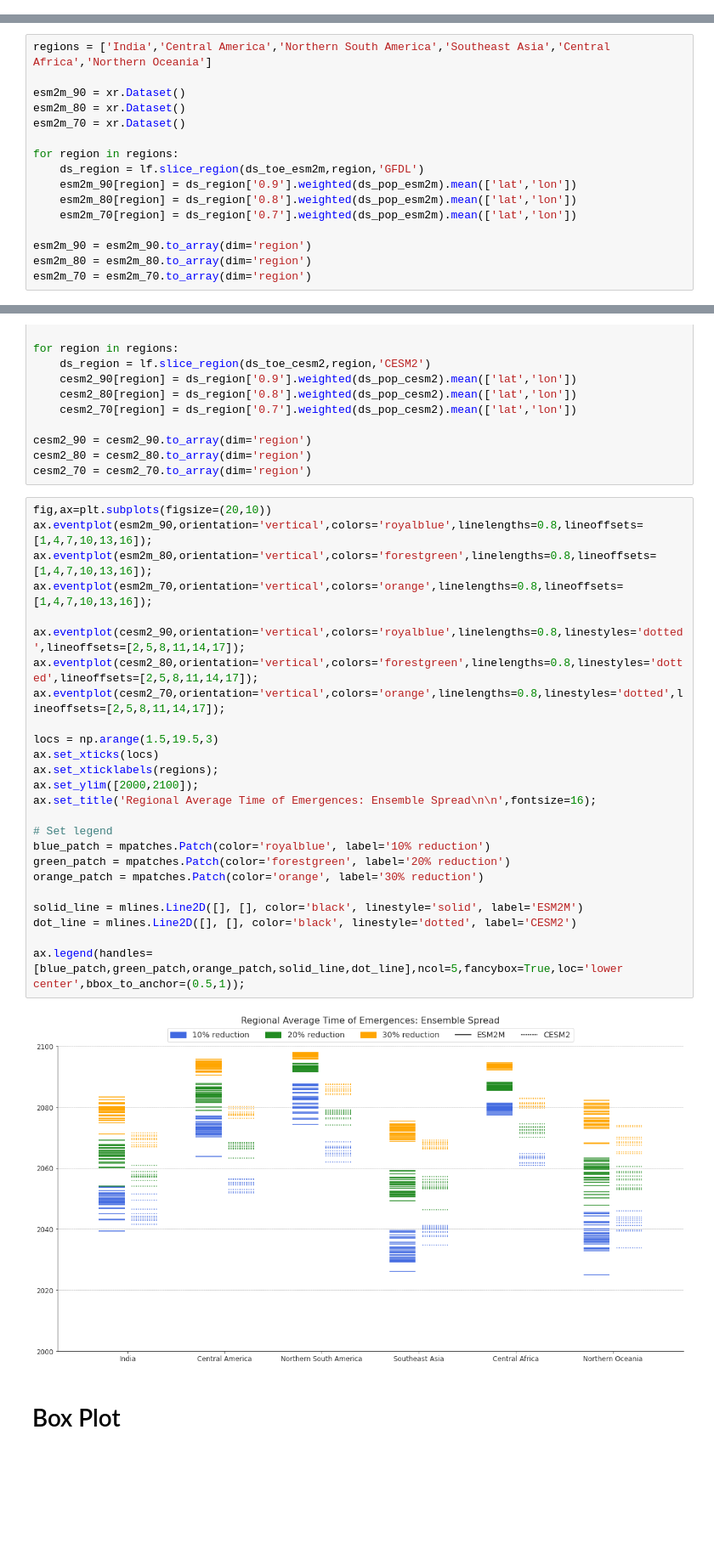
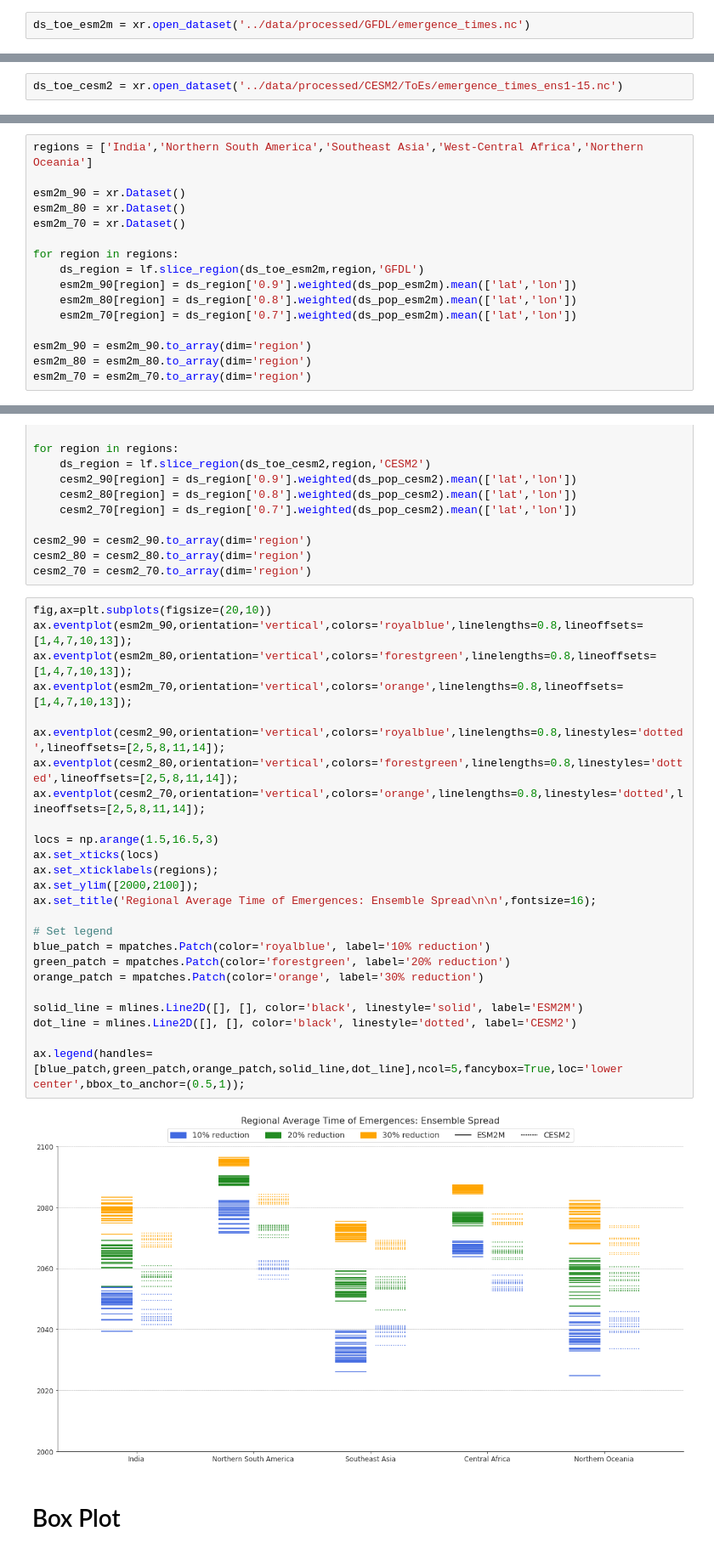
Before and after one commit to KYan19/pei, a Jupyter notebook: notebooks/8.2_Summer_ToE.ipynb, the cells around one changed output, grey strips where cells are left out. Shown at 85% size. Drawn from its saved outputs; the diff is of its cells as text; blank space fills up the shorter version.

Commit message:
Editing plot styles

```diff
--- a/notebooks/8.2_Summer_ToE.ipynb
+++ b/notebooks/8.2_Summer_ToE.ipynb
@@ -45,3 +47,5 @@ land_area_esm2m = land_area_esm2m.where(land_mask,0)
+# %%
+ds_toe_esm2m = xr.open_dataset('../data/processed/GFDL/emergence_times.nc')
 # %% [markdown]
 ## Calculate ToEs
 # %%
@@ -90,3 +96,5 @@ land_area_cesm2 = land_area_cesm2.where(land_mask,0).isel(ensemble=0)
+# %%
+ds_toe_cesm2 = xr.open_dataset('../data/processed/CESM2/ToEs/emergence_times_ens1-15.nc')
 # %% [markdown]
 ## Calculate ToEs
 # %%
@@ -126,7 +134,7 @@ lf.spatial_toe_diff(ds_toe_cesm2,'CESM2: Time of Emergence Range',s=0.2,linewidt
 # %% [markdown]
 # Event Plot
 # %%
-regions = ['India','Central America','Northern South America','Southeast Asia','Central Africa','Northern Oceania']
+regions = ['India','Northern South America','Southeast Asia','West-Central Africa','Northern Oceania']
 
 esm2m_90 = xr.Dataset()
 esm2m_80 = xr.Dataset()
@@ -157,31 +165,31 @@ cesm2_80 = cesm2_80.to_array(dim='region')
 cesm2_70 = cesm2_70.to_array(dim='region')
 # %%
 fig,ax=plt.subplots(figsize=(20,10))
-ax.eventplot(esm2m_90,orientation='vertical',colors='royalblue',linelengths=0.8,lineoffsets=[1,4,7,10,13,16]);
-ax.eventplot(esm2m_80,orientation='vertical',colors='forestgreen',linelengths=0.8,lineoffsets=[1,4,7,10,13,16]);
-ax.eventplot(esm2m_70,orientation='vertical',colors='orange',linelengths=0.8,lineoffsets=[1,4,7,10,13,16]);
+ax.eventplot(esm2m_90,orientation='vertical',colors='royalblue',linelengths=0.8,lineoffsets=[1,4,7,10,13]);
+ax.eventplot(esm2m_80,orientation='vertical',colors='forestgreen',linelengths=0.8,lineoffsets=[1,4,7,10,13]);
+ax.eventplot(esm2m_70,orientation='vertical',colors='orange',linelengths=0.8,lineoffsets=[1,4,7,10,13]);
 
-ax.eventplot(cesm2_90,orientation='vertical',colors='royalblue',linelengths=0.8,linestyles='dotted',lineoffsets=[2,5,8,11,14,17]);
-ax.eventplot(cesm2_80,orientation='vertical',colors='forestgreen',linelengths=0.8,linestyles='dotted',lineoffsets=[2,5,8,11,14,17]);
-ax.eventplot(cesm2_70,orientation='vertical',colors='orange',linelengths=0.8,linestyles='dotted',lineoffsets=[2,5,8,11,14,17]);
+ax.eventplot(cesm2_90,orientation='vertical',colors='royalblue',linelengths=0.8,linestyles='dotted',lineoffsets=[2,5,8,11,14]);
+ax.eventplot(cesm2_80,orientation='vertical',colors='forestgreen',linelengths=0.8,linestyles='dotted',lineoffsets=[2,5,8,11,14]);
+ax.eventplot(cesm2_70,orientation='vertical',colors='orange',linelengths=0.8,linestyles='dotted',lineoffsets=[2,5,8,11,14]);
 
-locs = np.arange(1.5,19.5,3)
+locs = np.arange(1.5,16.5,3)
 ax.set_xticks(locs)
 ax.set_xticklabels(regions);
 ax.set_ylim([2000,2100]);
 ax.set_title('Regional Average Time of Emergences: Ensemble Spread\n\n',fontsize=16);
 
 # Set legend
 blue_patch = mpatches.Patch(color='royalblue', label='10% reduction')
 green_patch = mpatches.Patch(color='forestgreen', label='20% reduction')
 orange_patch = mpatches.Patch(color='orange', label='30% reduction')
 
 solid_line = mlines.Line2D([], [], color='black', linestyle='solid', label='ESM2M')
 dot_line = mlines.Line2D([], [], color='black', linestyle='dotted', label='CESM2')
 
 ax.legend(handles=[blue_patch,green_patch,orange_patch,solid_line,dot_line],ncol=5,fancybox=True,loc='lower center',bbox_to_anchor=(0.5,1));
 # %% [output]
-[figure, old version]
+[figure, new version]
 # %% [markdown]
 # Box Plot
 # %%
```
Also changed, not shown: parts of 13 cells of this notebook, 5 other files.
